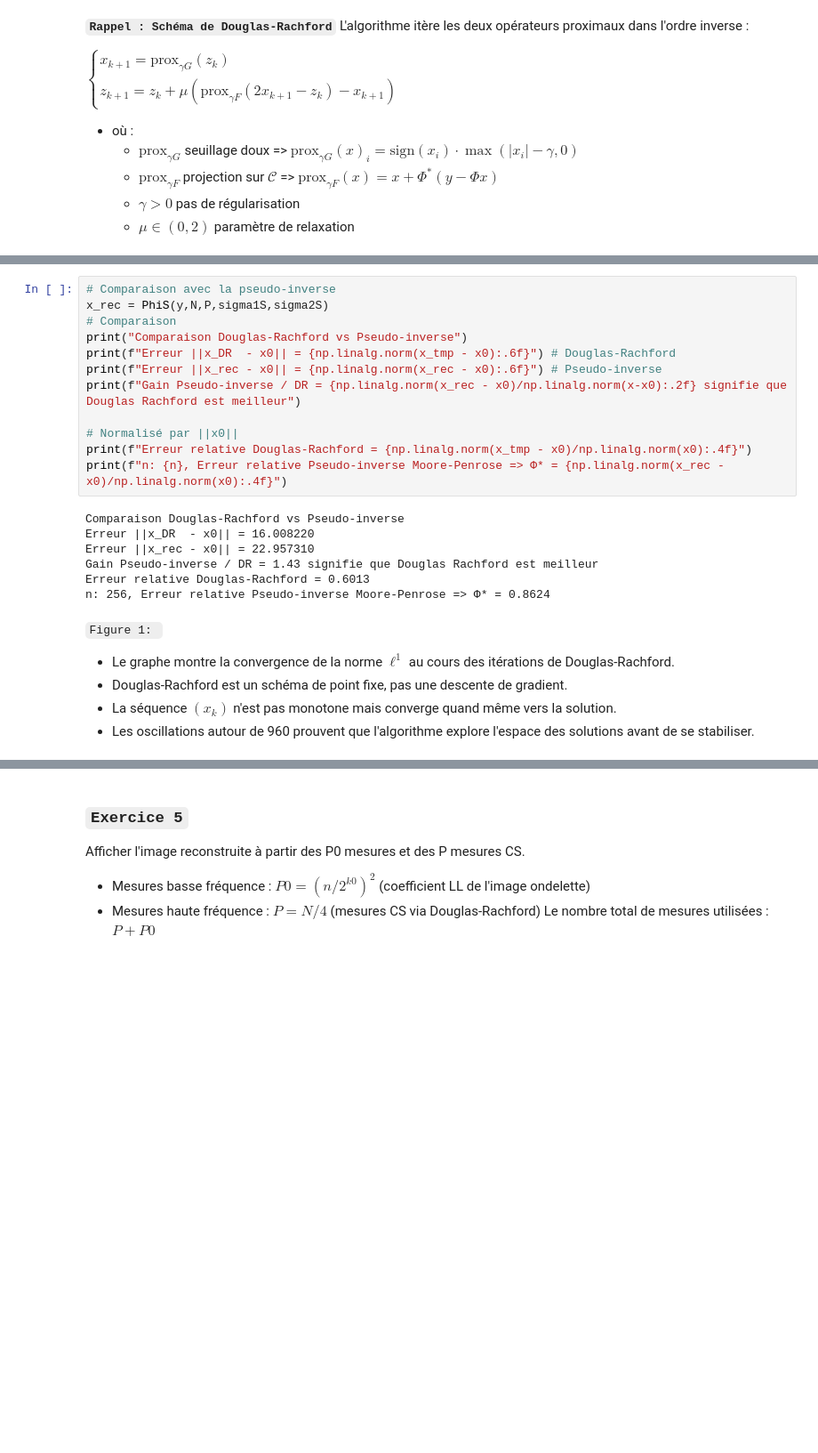
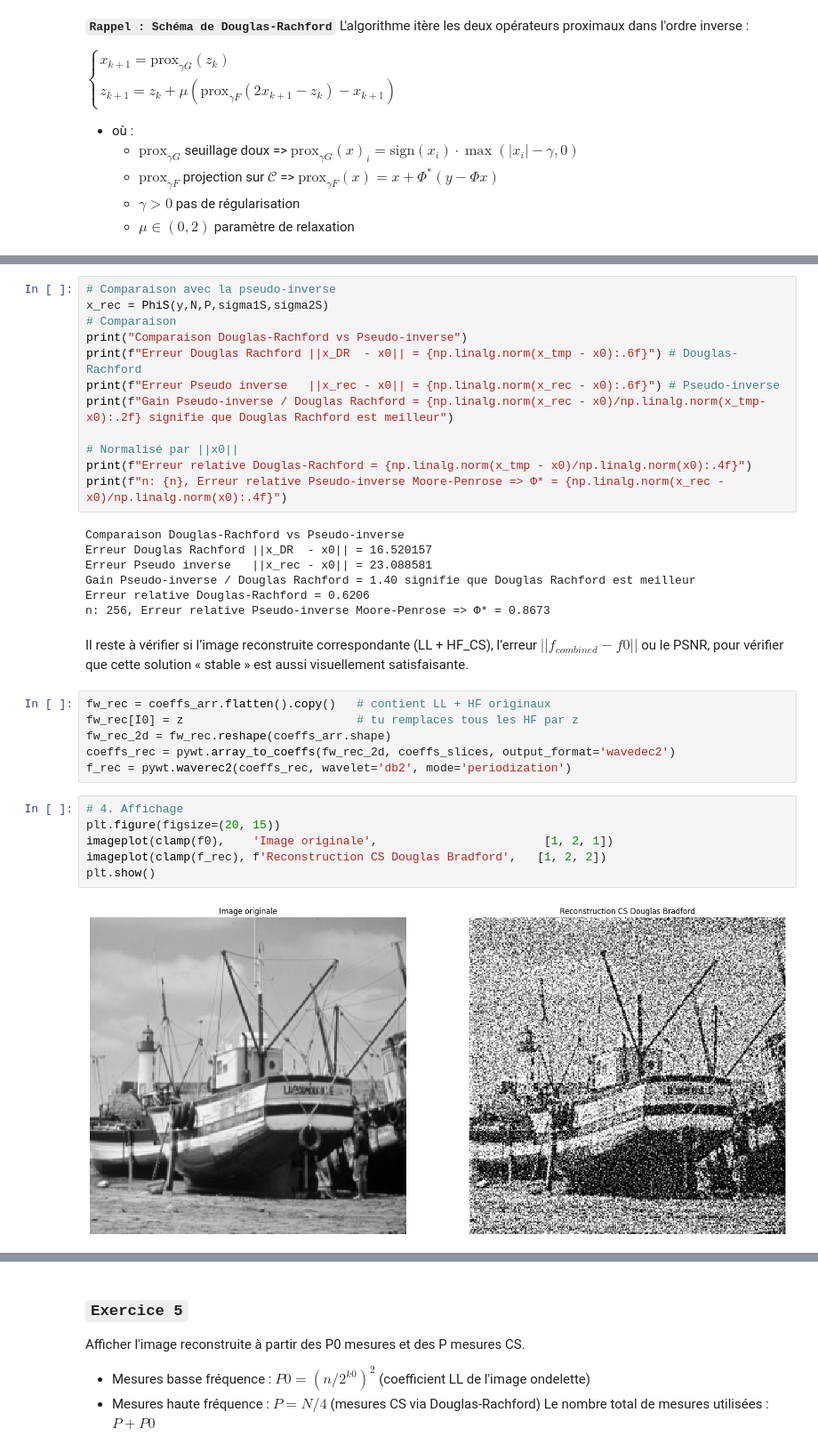
Before and after one commit to Borleo/2_M2_IAFA, a Jupyter notebook: TP_M2IAFA/TP_M2_IMGCMPT/TP23_Imagerie_Computationnelle/4_Sparsity and Redundant Representations/Compressed Sensing of Images/sparsity_2_cs_images.ipynb, the cells around one changed output, grey strips where cells are left out. Shown at 89% size. Drawn from its saved outputs; the diff is of its cells as text; blank space fills up the shorter version.

```diff
--- a/TP_M2IAFA/TP_M2_IMGCMPT/TP23_Imagerie_Computationnelle/4_Sparsity and Redundant Representations/Compressed Sensing of Images/sparsity_2_cs_images.ipynb
+++ b/TP_M2IAFA/TP_M2_IMGCMPT/TP23_Imagerie_Computationnelle/4_Sparsity and Redundant Representations/Compressed Sensing of Images/sparsity_2_cs_images.ipynb
@@ -755,23 +720,33 @@ plt.show()
 x_rec = PhiS(y,N,P,sigma1S,sigma2S)
 # Comparaison
 print("Comparaison Douglas-Rachford vs Pseudo-inverse")
-print(f"Erreur ||x_DR  - x0|| = {np.linalg.norm(x_tmp - x0):.6f}") # Douglas-Rachford
-print(f"Erreur ||x_rec - x0|| = {np.linalg.norm(x_rec - x0):.6f}") # Pseudo-inverse
-print(f"Gain Pseudo-inverse / DR = {np.linalg.norm(x_rec - x0)/np.linalg.norm(x-x0):.2f} signifie que Douglas Rachford est meilleur")
+print(f"Erreur Douglas Rachford ||x_DR  - x0|| = {np.linalg.norm(x_tmp - x0):.6f}") # Douglas-Rachford
+print(f"Erreur Pseudo inverse   ||x_rec - x0|| = {np.linalg.norm(x_rec - x0):.6f}") # Pseudo-inverse
+print(f"Gain Pseudo-inverse / Douglas Rachford = {np.linalg.norm(x_rec - x0)/np.linalg.norm(x_tmp-x0):.2f} signifie que Douglas Rachford est meilleur")
 
 # Normalisé par ||x0||
 print(f"Erreur relative Douglas-Rachford = {np.linalg.norm(x_tmp - x0)/np.linalg.norm(x0):.4f}")
 print(f"n: {n}, Erreur relative Pseudo-inverse Moore-Penrose => Φ* = {np.linalg.norm(x_rec - x0)/np.linalg.norm(x0):.4f}")
 # %% [output]
 Comparaison Douglas-Rachford vs Pseudo-inverse
-Erreur ||x_DR  - x0|| = 16.008220
-Erreur ||x_rec - x0|| = 22.957310
-Gain Pseudo-inverse / DR = 1.43 signifie que Douglas Rachford est meilleur
-Erreur relative Douglas-Rachford = 0.6013
-n: 256, Erreur relative Pseudo-inverse Moore-Penrose => Φ* = 0.8624
+Erreur Douglas Rachford ||x_DR  - x0|| = 16.520157
+Erreur Pseudo inverse   ||x_rec - x0|| = 23.088581
+Gain Pseudo-inverse / Douglas Rachford = 1.40 signifie que Douglas Rachford est meilleur
+Erreur relative Douglas-Rachford = 0.6206
+n: 256, Erreur relative Pseudo-inverse Moore-Penrose => Φ* = 0.8673
-# %% [markdown]
-`Figure 1: `
- - Le graphe montre la convergence de la norme $\ell^1$ au cours des itérations de Douglas-Rachford.
- - Douglas-Rachford est un schéma de point fixe, pas une descente de gradient.
- - La séquence $(x_k)$ n'est pas monotone mais converge quand même vers la solution.
- - Les oscillations autour de 960 prouvent que l'algorithme explore l'espace des solutions avant de se stabiliser.
+# %% [markdown]
+Il reste à vérifier si l’image reconstruite correspondante (LL + HF_CS), l’erreur $||f_{combined} −f0||$ ou le PSNR, pour vérifier que cette solution « stable » est aussi visuellement satisfaisante.
+# %%
+fw_rec = coeffs_arr.flatten().copy()   # contient LL + HF originaux
+fw_rec[I0] = z                         # tu remplaces tous les HF par z
+fw_rec_2d = fw_rec.reshape(coeffs_arr.shape)
+coeffs_rec = pywt.array_to_coeffs(fw_rec_2d, coeffs_slices, output_format='wavedec2')
+f_rec = pywt.waverec2(coeffs_rec, wavelet='db2', mode='periodization')
+# %%
+# 4. Affichage
+plt.figure(figsize=(20, 15))
+imageplot(clamp(f0),    'Image originale',                        [1, 2, 1])
+imageplot(clamp(f_rec), f'Reconstruction CS Douglas Bradford',   [1, 2, 2])
+plt.show()
+# %% [output]
+[figure, added]
```
Also changed, not shown: parts of 67 cells of this notebook, 1 other file.
